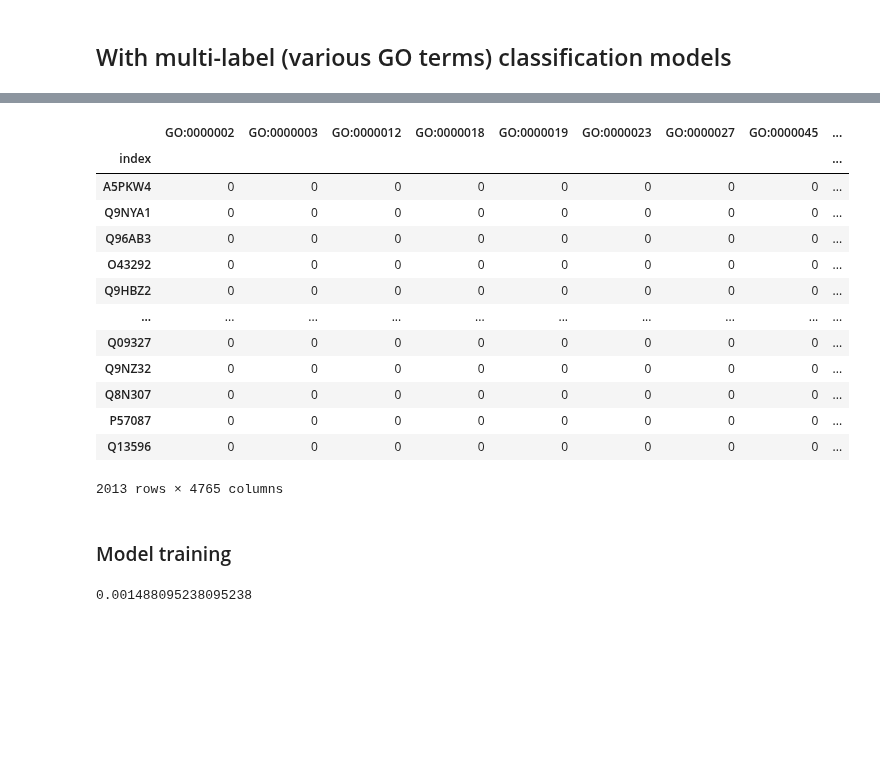
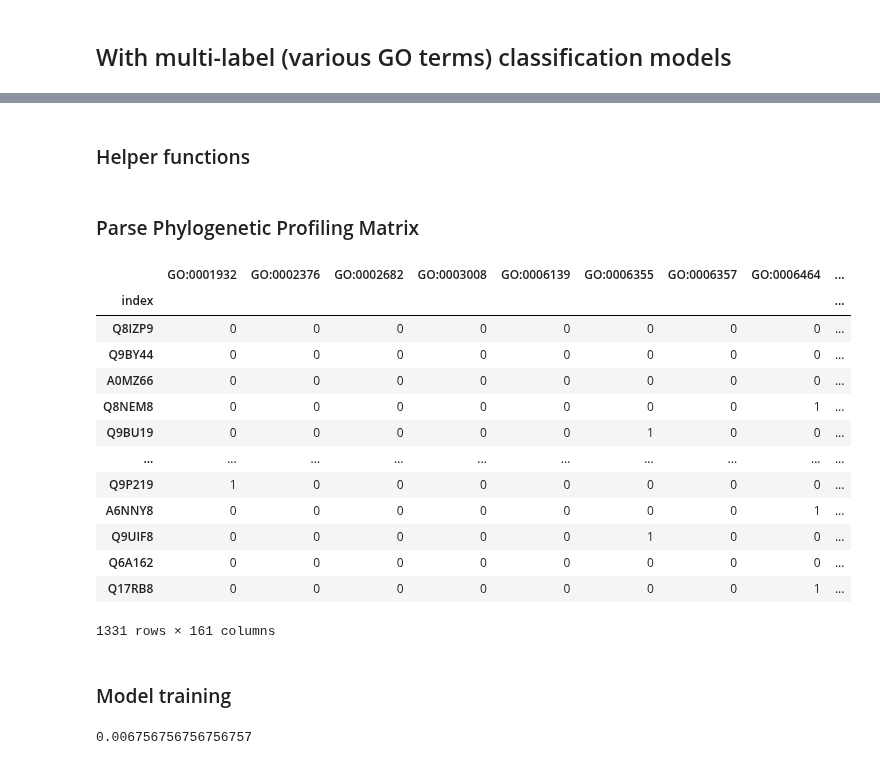
Before and after one commit to geovalexis/PP2GO, a Jupyter notebook: Methods.ipynb, the cells around one changed output, grey strips where cells are left out. Cells and saved outputs as stored; diff of their text form; code cells hidden in the pictures; blank space fills up the shorter version.

Commit message:
Added support for new matrix version in Google Colab

```diff
--- a/Methods.ipynb
+++ b/Methods.ipynb
@@ -1111,0 +1110,15 @@ When a gene has several GO terms, they are reduced to just one: the Lowest Commo
+# %% [markdown]
+### Helper functions
+# %%
+import numpy as np
+import pandas as pd
+
+def filterOutByFrequency(GO_ids: pd.Series, min_threshold: int = None, max_threshold: int = None):
+    go_ids_counts = GO_ids.explode().value_counts()
+    min_threshold = min_threshold if min_threshold else go_ids_counts.max()
+    max_threshold = max_threshold if max_threshold else go_ids_counts.min()
+    out_values = go_ids_counts[(go_ids_counts<min_threshold) | (go_ids_counts>max_threshold)].index
+    GO_ids_filtered = GO_ids.apply(lambda x, y=out_values: np.setdiff1d(x, y)).copy()
+    return GO_ids_filtered
+# %% [markdown]
+### Parse Phylogenetic Profiling Matrix
@@ -1112,50 +1134,54 @@ When a gene has several GO terms, they are reduced to just one: the Lowest Commo
+# %%
+# 2nd version of the PP matrix
+import pandas as pd
+
+profiling_matrix_presence_abscense = pd.read_table("drive/MyDrive/TFG/phylogenetic_profile_matrix_pres-absc_v2.tab",
+                                header=0, index_col=0,
+                                converters={"GO_IDs": lambda x:  list(filter(None, x.split(",")))}) # if we don't filter there are no empty lists but lists with empty strings: [''] (its lenght is 1, not 0))
+profiling_matrix_presence_abscense = profiling_matrix_presence_abscense.assign(GO_IDs=filterOutByFrequency(profiling_matrix_presence_abscense["GO_IDs"], min_threshold=100, max_threshold=1000))
 # %%
-import json
 import pandas as pd
 from sklearn.model_selection import train_test_split
 
-profiling_matrix_presence_abscense = getOrthologsPresenceMatrix()
-with open("drive/MyDrive/TFG/human_genes2GOtermIDs.json", "r") as input:
-    human_gene2GOterms = json.load(input)
-profiling_matrix_presence_abscense["GO_IDs"] = profiling_matrix_presence_abscense.index.map(lambda x: np.array(human_gene2GOterms.get(x)) if human_gene2GOterms.get(x) else pd.NA)
-training_matrix = profiling_matrix_presence_abscense.dropna(subset=["GO_IDs"]) # Drop those genes that do not have GO term (the final goal of the project is to assign them one, but to train the model we need to give it resolved examples)
+
+training_matrix = profiling_matrix_presence_abscense[profiling_matrix_presence_abscense["GO_IDs"].str.len()>0]  # Drop those genes that do not have GO term (the final goal of the project is to assign them one, but to train the model we need to give it resolved examples)
 
 X_training_matrix = training_matrix.iloc[:, :-1]
 y_training_matrix = training_matrix.iloc[:, -1:] # The last column corresponds to the GO_IDs
 
 # We need to compute one-hot encoding for multilable classification as the models does not accept matrices with different shape. See https://www.kaggle.com/alexisbcook/categorical-variables
 y_training_matrix_one_hot_encoded = pd.get_dummies(y_training_matrix.explode(column="GO_IDs"),
                                                    prefix="", prefix_sep="",
                                                    columns=["GO_IDs"]
                                                    ).reset_index().groupby("index").first() # We take the first ocurrence as they all must be the same (no matter the first, last or whatever)
 
 X_train, X_test, y_train, y_test = train_test_split(X_training_matrix, y_training_matrix_one_hot_encoded, test_size=0.25)
 y_train
 # %% [output]
-|  | GO:0000002 | GO:0000003 | GO:0000012 | GO:0000018 | GO:0000019 | GO:0000023 | GO:0000027 | GO:0000045 | ... |
+|  | GO:0001932 | GO:0002376 | GO:0002682 | GO:0003008 | GO:0006139 | GO:0006355 | GO:0006357 | GO:0006464 | ... |
 | index |  |  |  |  |  |  |  |  | ... |
-| A5PKW4 | 0 | 0 | 0 | 0 | 0 | 0 | 0 | 0 | ... |
-| Q9NYA1 | 0 | 0 | 0 | 0 | 0 | 0 | 0 | 0 | ... |
-| Q96AB3 | 0 | 0 | 0 | 0 | 0 | 0 | 0 | 0 | ... |
-| O43292 | 0 | 0 | 0 | 0 | 0 | 0 | 0 | 0 | ... |
-| Q9HBZ2 | 0 | 0 | 0 | 0 | 0 | 0 | 0 | 0 | ... |
+| Q8IZP9 | 0 | 0 | 0 | 0 | 0 | 0 | 0 | 0 | ... |
+| Q9BY44 | 0 | 0 | 0 | 0 | 0 | 0 | 0 | 0 | ... |
+| A0MZ66 | 0 | 0 | 0 | 0 | 0 | 0 | 0 | 0 | ... |
+| Q8NEM8 | 0 | 0 | 0 | 0 | 0 | 0 | 0 | 1 | ... |
+| Q9BU19 | 0 | 0 | 0 | 0 | 0 | 1 | 0 | 0 | ... |
 | ... | ... | ... | ... | ... | ... | ... | ... | ... | ... |
-| Q09327 | 0 | 0 | 0 | 0 | 0 | 0 | 0 | 0 | ... |
-| Q9NZ32 | 0 | 0 | 0 | 0 | 0 | 0 | 0 | 0 | ... |
-| Q8N307 | 0 | 0 | 0 | 0 | 0 | 0 | 0 | 0 | ... |
-| P57087 | 0 | 0 | 0 | 0 | 0 | 0 | 0 | 0 | ... |
-| Q13596 | 0 | 0 | 0 | 0 | 0 | 0 | 0 | 0 | ... |
+| Q9P219 | 1 | 0 | 0 | 0 | 0 | 0 | 0 | 0 | ... |
+| A6NNY8 | 0 | 0 | 0 | 0 | 0 | 0 | 0 | 1 | ... |
+| Q9UIF8 | 0 | 0 | 0 | 0 | 0 | 1 | 0 | 0 | ... |
+| Q6A162 | 0 | 0 | 0 | 0 | 0 | 0 | 0 | 0 | ... |
+| Q17RB8 | 0 | 0 | 0 | 0 | 0 | 0 | 0 | 1 | ... |
-2013 rows × 4765 columns
+1331 rows × 161 columns
 # %% [markdown]
 ### Model training
 # %%
 from sklearn.tree import DecisionTreeClassifier
->>> from sklearn.ensemble import RandomForestClassifier
+from sklearn.ensemble import RandomForestClassifier
 from sklearn.neighbors import KNeighborsClassifier
 from sklearn.metrics import accuracy_score
 
-model = DecisionTreeClassifier().fit(X_train, y_train)
+model = RandomForestClassifier().fit(X_train, y_train)
 y_test_predictions = model.predict(X_test)
 accuracy_score(y_test, y_test_predictions)
 # %% [output]
-0.001488095238095238
+0.006756756756756757
```
Also changed, not shown: parts of 2 cells of this notebook.
